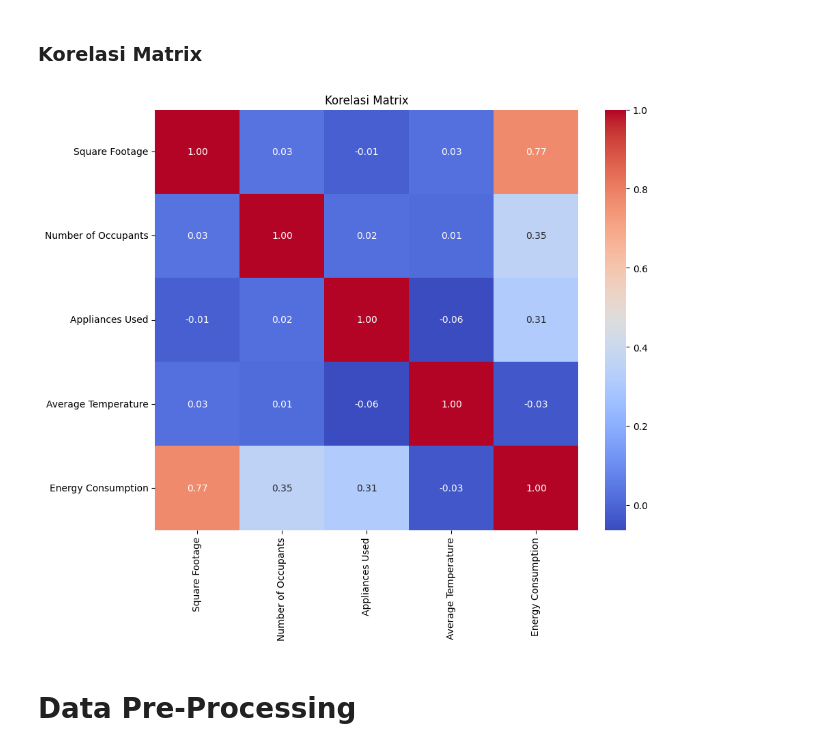
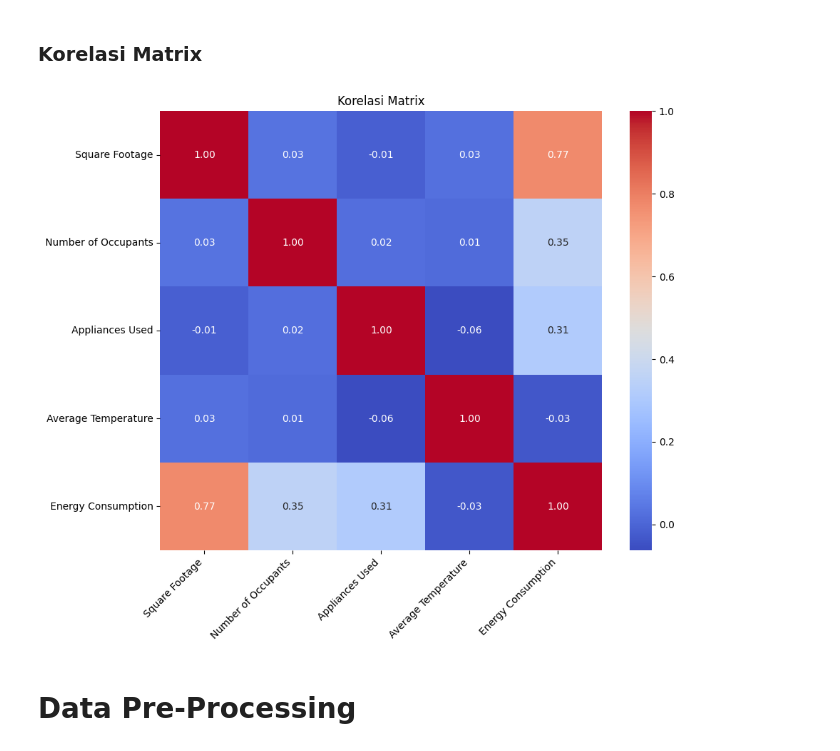
Before and after one commit to Fikri-Rouzan/energy-consumption-prediction, a Jupyter notebook: energy_consumption_prediction.ipynb, the cells around one changed output. Saved outputs shown, nothing was run; the diff lists cells and outputs as text; code cells hidden in the pictures.

```diff
--- a/energy_consumption_prediction.ipynb
+++ b/energy_consumption_prediction.ipynb
@@ -244,13 +244,14 @@ plt.show()
 # %%
 numerical_features = df.select_dtypes(include=np.number).columns
 correlation_matrix = df[numerical_features].corr()
 
 plt.figure(figsize=(10, 8))
 sns.heatmap(correlation_matrix, annot=True, cmap='coolwarm', fmt=".2f")
 plt.title('Korelasi Matrix')
+plt.xticks(rotation=45, ha='right')
 plt.show()
 # %% [output]
-[figure, old version]
+[figure, new version]
 # %% [markdown]
 # Data Pre-Processing
 # %% [markdown]
```
Also changed, not shown: parts of 12 cells of this notebook.
